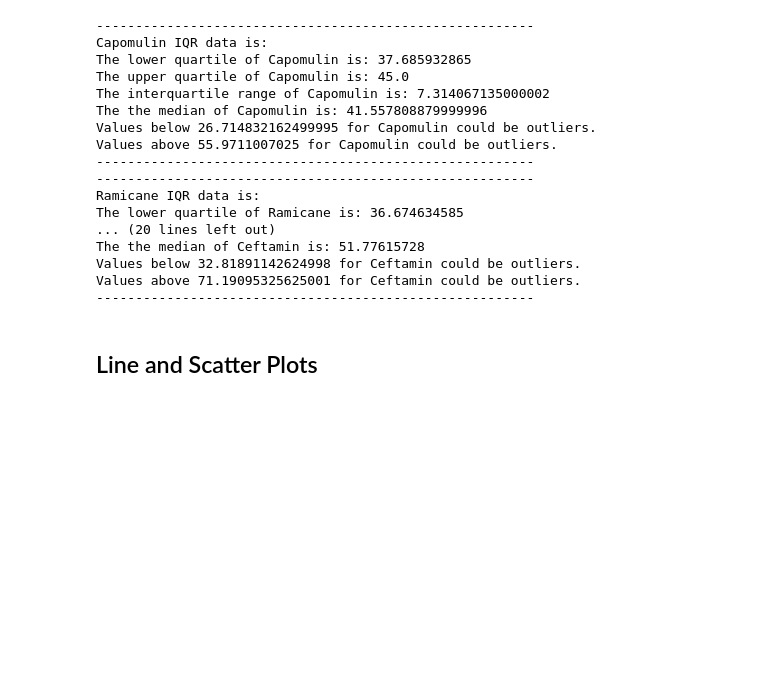
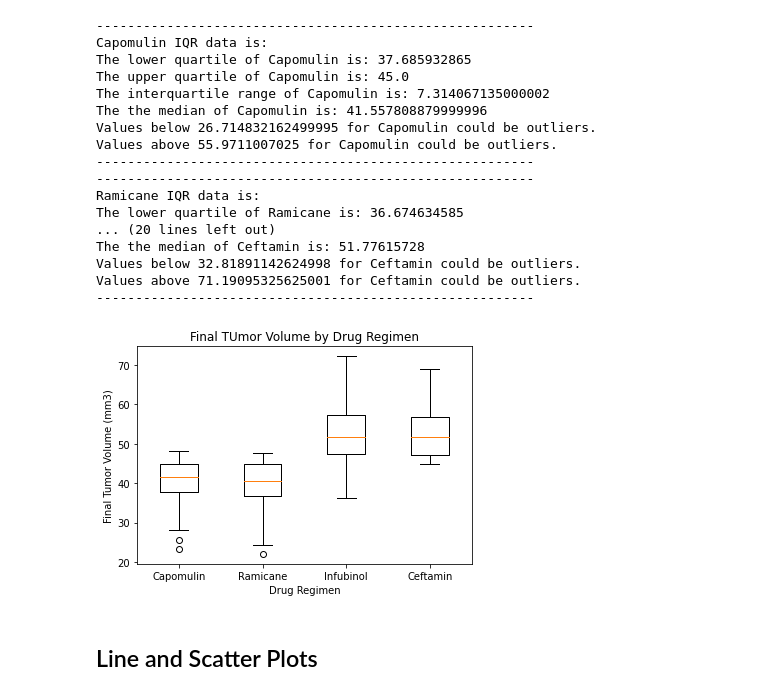
Before and after one commit to stefanyl/pymaceuticals-challenge, a Jupyter notebook: pymaceuticals_starter_hw.ipynb, the cells around one changed output. Saved outputs shown, nothing was run; the diff lists cells and outputs as text; code cells hidden in the pictures; blank space fills up the shorter version.

Commit message:
boxplot done

```diff
--- a/pymaceuticals_starter_hw.ipynb
+++ b/pymaceuticals_starter_hw.ipynb
@@ -353,13 +353,17 @@ Values above 71.19095325625001 for Ceftamin could be outliers.
 # %%
 # Generate a box plot of the final tumor volume of each mouse across four regimens of interest
 
 fig1,ax1 = plt.subplots()
-ax1.boxplot()
+ax1.boxplot(tumor_finalVol)
 
 ax1.set_title('Final TUmor Volume by Drug Regimen')
 ax1.set_ylabel('Final Tumor Volume (mm3)')
+ax1.set_xlabel('Drug Regimen')
+plt.xticks([1,2,3,4], treatments) #set labels to treatments in order
 
 plt.show()
+# %% [output]
+[figure, added]
 # %% [markdown]
 ## Line and Scatter Plots
 # %%
```
